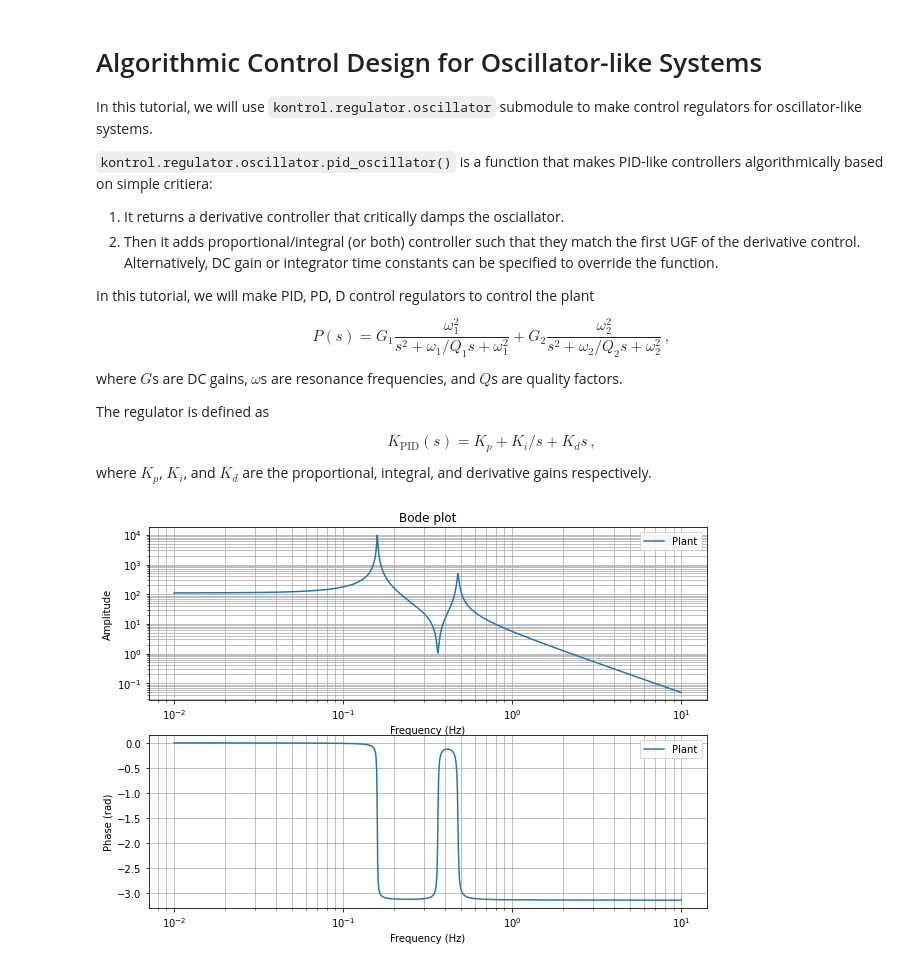
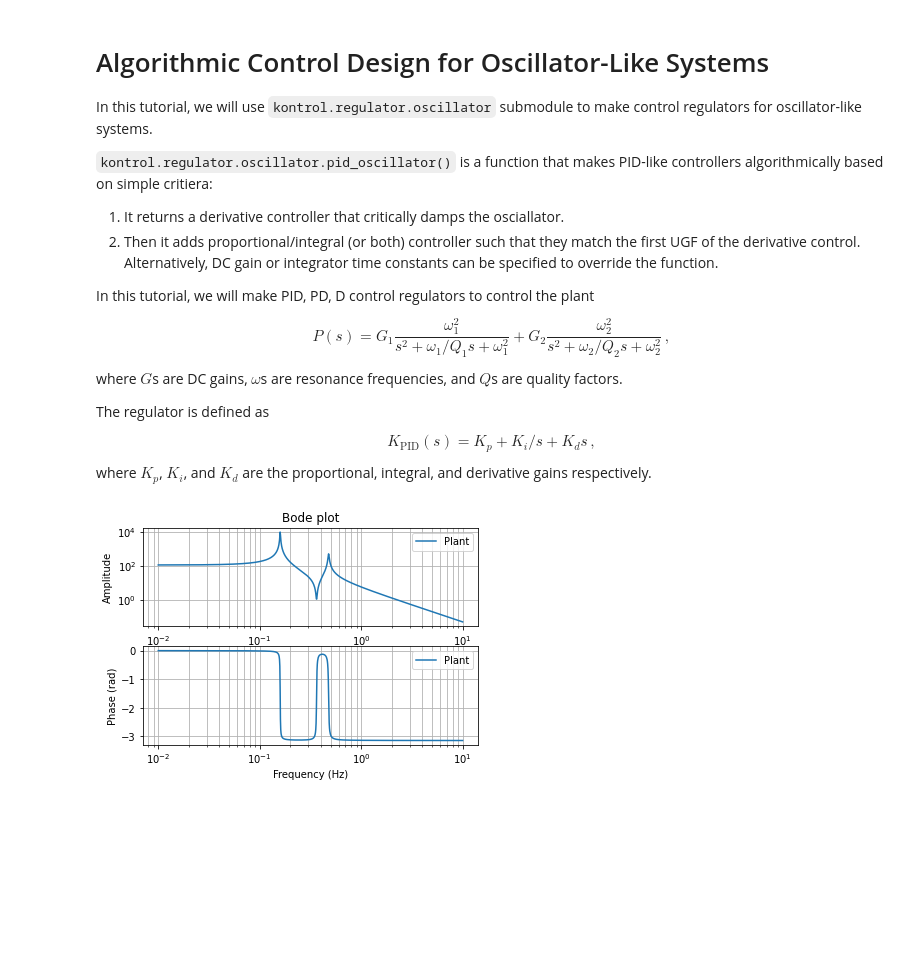
Before and after one commit to terrencetec/kontrol, a Jupyter notebook: docs/source/tutorials/regulator_algorithmic_oscillator_control.ipynb, the cells around one changed output. Cells and saved outputs as stored; diff of their text form; code cells hidden in the pictures; blank space fills up the shorter version.

```diff
--- a/docs/source/tutorials/regulator_algorithmic_oscillator_control.ipynb
+++ b/docs/source/tutorials/regulator_algorithmic_oscillator_control.ipynb
@@ -1,5 +1,5 @@
 # %% [markdown]
-# Algorithmic Control Design for Oscillator-like Systems
+# Algorithmic Control Design for Oscillator-Like Systems
 
 In this tutorial, we will use ``kontrol.regulator.oscillator`` submodule to make control regulators for oscillator-like systems.
 
@@ -26,35 +26,35 @@ import numpy as np
 import control
 import matplotlib.pyplot as plt
 import kontrol.regulator
 
 ## define the plant here
 s = control.tf("s")
 g1 = 100
 w1 = 1
 q1 = 100
 g2 = 10
 w2 = 3
 q2 = 50
 
 plant = g1*w1**2 / (s**2 + w1/q1*s + w1**2) + g2*w2**2 / (s**2 + w2/q2*s + w2**2)
 
 f = np.logspace(-2, 1, 1000)
-plt.figure(figsize=(10, 7))
+plt.figure(figsize=(6, 4))
 plt.subplot(211, title="Bode plot")
 plt.loglog(f, abs(plant(1j*2*np.pi*f)), label="Plant")
 plt.ylabel("Amplitude")
 plt.xlabel("Frequency (Hz)")
 plt.legend(loc=0)
 plt.grid(which="both")
 
 plt.subplot(212)
 plt.semilogx(f, np.angle(plant(1j*2*np.pi*f)), label="Plant")
 plt.ylabel("Phase (rad)")
 plt.xlabel("Frequency (Hz)")
 plt.legend(loc=0)
 plt.grid(which="both")
 # %% [output]
-[figure, old version]
+[figure, new version]
 # %%
 regulator_pid = kontrol.regulator.oscillator.pid(plant, regulator_type="PID")
 regulator_pd = kontrol.regulator.oscillator.pid(plant, regulator_type="PD")
```
Also changed, not shown: parts of 2 cells of this notebook, 4 other files.
